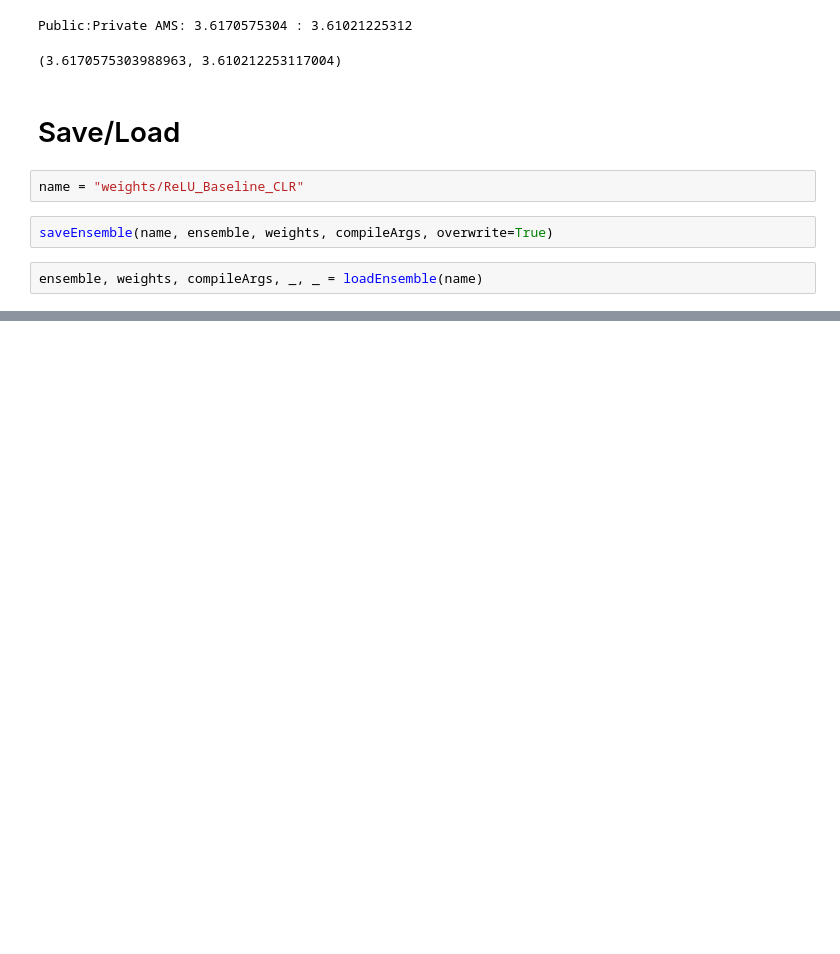
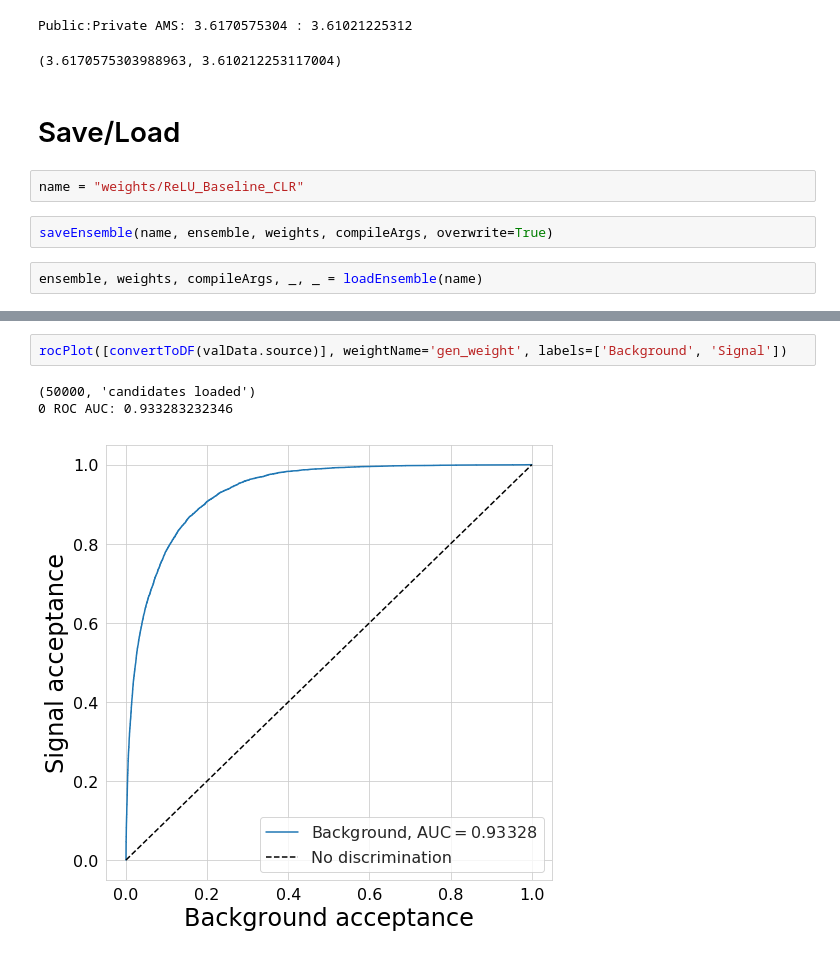
Before and after one commit to telenz/QCHS-2018, a Jupyter notebook: Notebooks/1_1_Model_Baseline-ReLU-CLR.ipynb, the cells around one changed output, grey strips where cells are left out. Drawn from its saved outputs; the diff is of its cells as text; blank space fills up the shorter version.

```diff
--- a/Notebooks/1_1_Model_Baseline-ReLU-CLR.ipynb
+++ b/Notebooks/1_1_Model_Baseline-ReLU-CLR.ipynb
@@ -356,0 +369,6 @@ ensemble, weights, compileArgs, _, _ = loadEnsemble(name)
+# %%
+rocPlot([convertToDF(valData.source)], weightName='gen_weight', labels=['Background', 'Signal'])
+# %% [output]
+(50000, 'candidates loaded')
+0 ROC AUC: 0.933283232346
+[figure, added]
```
Also changed, not shown: parts of 6 cells of this notebook, 3 other files.
